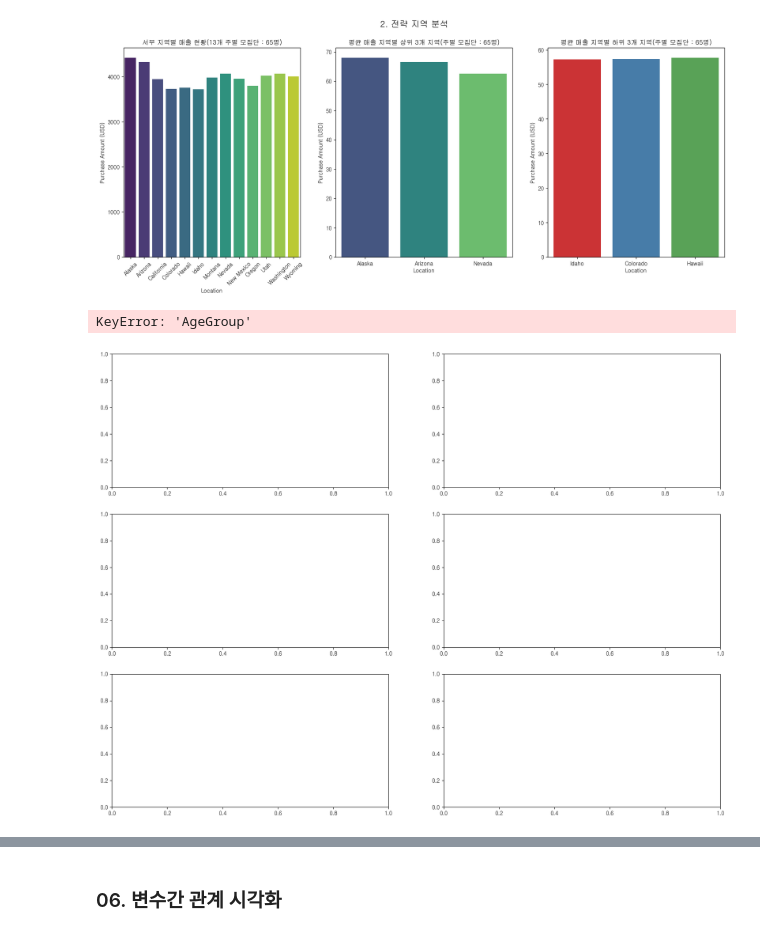
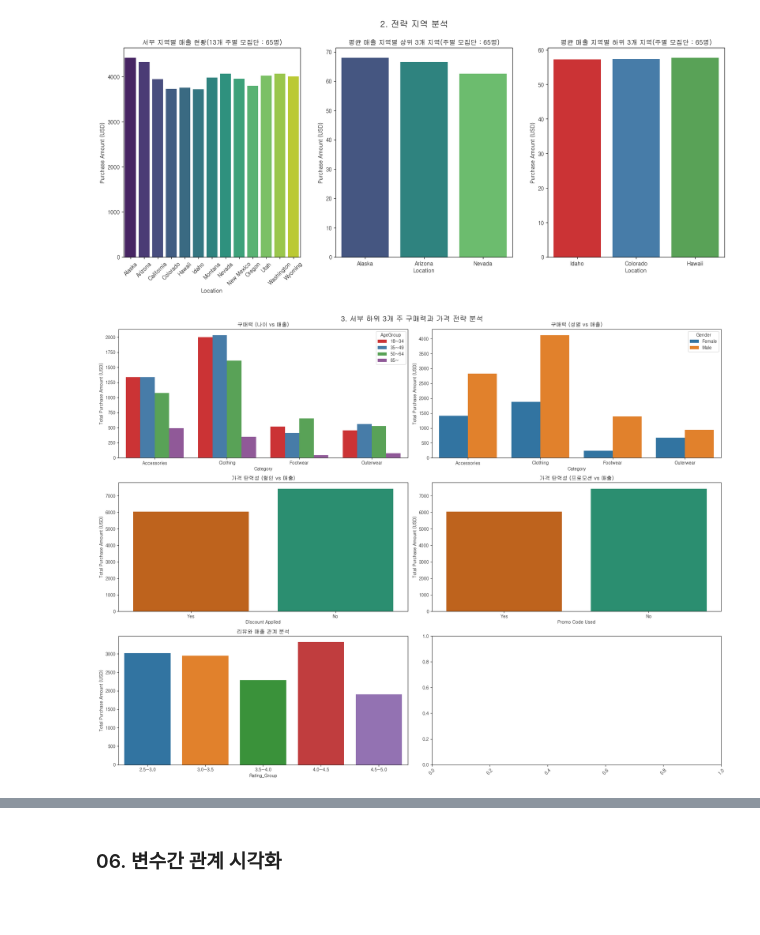
Before and after one commit to jr-2-team/shopping-data-analysis, a Jupyter notebook: presentation/LNK_PRE.ipynb, the cells around one changed output, grey strips where cells are left out. Drawn from its saved outputs; the diff is of its cells as text; code cells hidden in the pictures; blank space fills up the shorter version.

```diff
--- a/presentation/LNK_PRE.ipynb
+++ b/presentation/LNK_PRE.ipynb
@@ -240,12 +253,6 @@ plt.show()
 # 2. 구매력과 가격 전략 분석
 
 fig, ax = plt.subplots(3, 2, figsize=(20, 15))
-
-max_age = shopping_df['Age'].max()
-shopping_df['AgeGroup'] = pd.cut(shopping_df['Age'],
-       bins = [18, 35, 50, 65, max_age],
-       labels=['18~34', '35~49', '50~64', '65~'],
-       right=False)
 
 target_locations = ['Idaho', 'Colorado', 'Hawaii']
 low_3sales_df = west_shopping_df[west_shopping_df['Location'].isin(target_locations)]
@@ -313,32 +320,31 @@ low_3sales_total_df['Rating_Group'] = pd.cut(
     right=True,
     include_lowest=True
 )
 
 sns.barplot(data=low_3sales_total_df,
             x='Rating_Group',
             y='Total Purchase Amount (USD)',
             hue='Rating_Group',
             estimator='sum',
             palette='tab10',
             errorbar=None,
             ax=ax[2, 0]
             )
 
 
 ax[2, 1].tick_params(axis='x', rotation=45)
 
 plt.suptitle("3. 서부 하위 3개 주 구매력과 가격 전략 분석", fontsize=16, fontweight='bold')
 
 # 2. 구매력과 가격 전략 분석
 ax[0, 0].set_title('구매력 (나이 vs 매출)')
 ax[0, 1].set_title('구매력 (성별 vs 매출)')
 ax[1, 0].set_title('가격 탄력성 (할인 vs 매출)')
 ax[1, 1].set_title('가격 탄력성 (프로모션 vs 매출)')
 ax[2, 0].set_title('리뷰와 매출 관계 분석')
 
 plt.tight_layout()
 
 plt.show()
 # %% [output]
-KeyError: 'AgeGroup'
-[figure, old version]
+[figure, new version]
```
Also changed, not shown: parts of 6 cells of this notebook, 1 other file.
